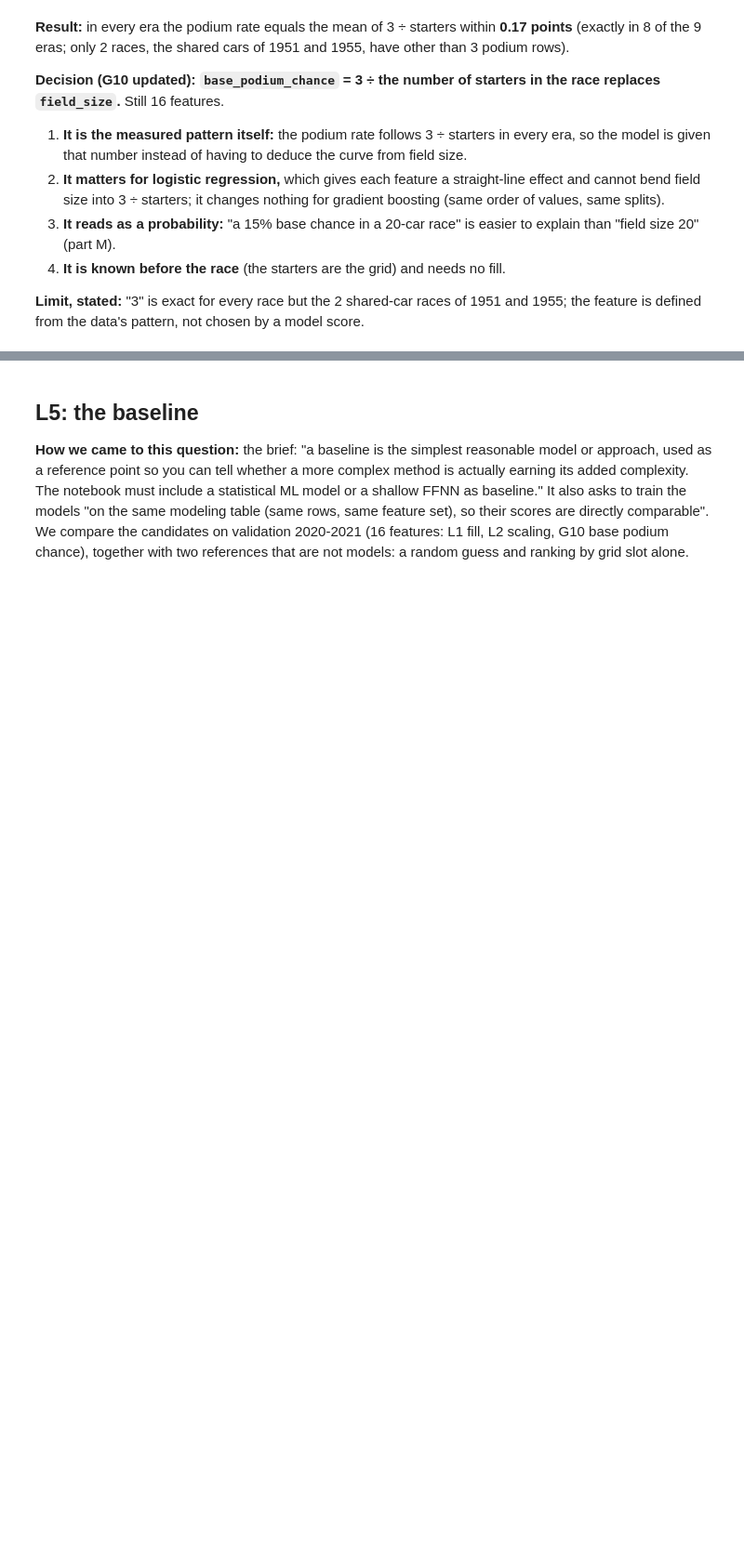
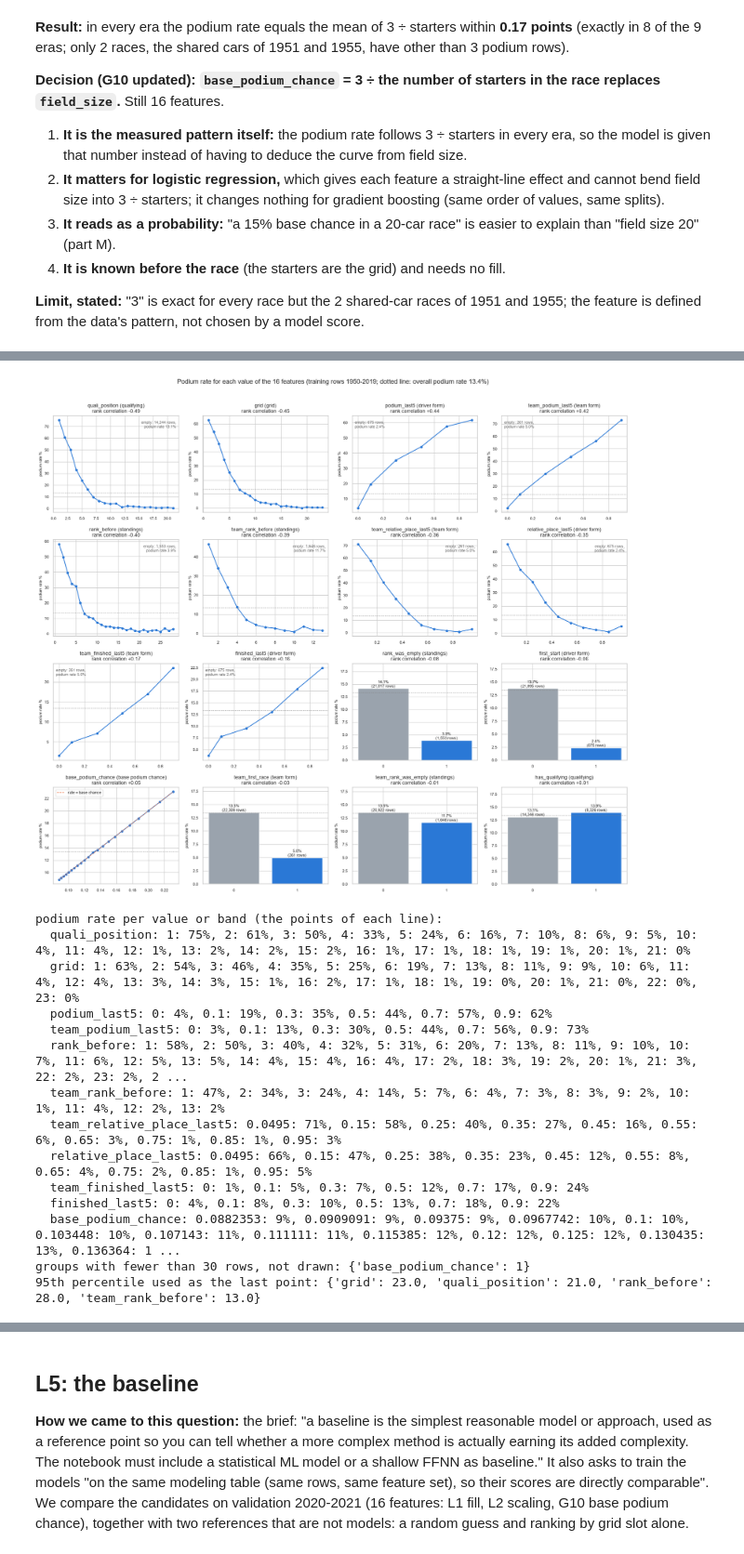
Before and after one commit to esralsayed/ACL-milestone1, a Jupyter notebook: F1_podium_prediction.ipynb, the cells around one changed output, grey strips where cells are left out. Shown at 93% size. Drawn from its saved outputs; the diff is of its cells as text; code cells hidden in the pictures; blank space fills up the shorter version.

```diff
--- a/F1_podium_prediction.ipynb
+++ b/F1_podium_prediction.ipynb
@@ -5570,0 +6052,67 @@ era_check
+# %%
+# Figure: podium rate for each value (or band) of every feature, training rows 1950-2019
+# Whole numbers (grid, qualifying position, ranks): one point per value; values above the 95th percentile are grouped in one point (shown at the 95th percentile).
+# Podium and finish shares (form): 0, then five bands ending at 0.2, 0.4, 0.6, 0.8, 1. Relative place: ten bands of width 0.1. 0/1 columns: two bars. Base podium chance: one point per value (= per number of starters).
+# Groups with fewer than 30 rows are not drawn (a rate from fewer rows is mostly chance).
+MIN_ROWS = 30
+overall = effect_rows["podium"].mean() * 100
+fig, axes = plt.subplots(4, 4, figsize=(17, 15))
+hidden, points = {}, {}
+for ax, f in zip(axes.flat, feature_corr.reindex(feature_corr["rank correlation with podium"].abs().sort_values(ascending=False).index).index):
+    d = effect_rows[effect_rows[f].notna()]
+    if f in FLAGS or f == "has_qualifying":
+        g = d.groupby(d[f].astype(int))["podium"].agg(["mean", "size"])
+        ax.bar(g.index.astype(str), g["mean"] * 100, color=["#9aa3ad", "#2a78d6"][:len(g)])
+        for x, (m, n) in enumerate(zip(g["mean"], g["size"])):
+            ax.text(x, m * 100, f"{m:.1%}\n({n:,} rows)", ha="center", va="bottom", fontsize=8)
+        ax.set_ylim(0, max(g["mean"] * 100) * 1.35)
+    else:
+        if f in ["grid", "quali_position", "rank_before", "team_rank_before"]:
+            cap = d[f].quantile(0.95)
+            x = d[f].clip(upper=cap)
+        elif f == "base_podium_chance":
+            x = d[f]
+        elif f.endswith(("podium_last5", "finished_last5")):     # shares of races: 0, then bands ending at 0.2, 0.4, ... (a window of fewer than 5 starts gives e.g. 1/3)
+            x = pd.cut(d[f], [-0.001, 0, 0.2, 0.4, 0.6, 0.8, 1], labels=[0, 0.1, 0.3, 0.5, 0.7, 0.9]).astype(float)
+        else:                                                    # relative place: ten bands of width 0.1
+            x = pd.cut(d[f], np.linspace(0, 1, 11), include_lowest=True).map(lambda b: b.mid).astype(float)
+        g = d.groupby(x)["podium"].agg(["mean", "size"])
+        hidden[f] = int((g["size"] < MIN_ROWS).sum())
+        g = g[g["size"] >= MIN_ROWS]
+        points[f] = ", ".join(f"{v:g}: {m:.0%}" for v, m in zip(g.index, g["mean"]))
+        ax.plot(g.index, g["mean"] * 100, marker="o", color="#2a78d6", markersize=4)
+        if f == "base_podium_chance":
+            ax.plot(g.index, g.index * 100, color="#eb6834", linestyle="--", linewidth=1, label="rate = base chance")
+            ax.legend(fontsize=8, loc="upper left")
+        empty = effect_rows[f].isna()
+        if empty.any():                                          # note in the empty corner: top right if the rate falls, top left if it rises
+            rises = feature_corr.loc[f, "rank correlation with podium"] > 0
+            ax.text(0.02 if rises else 0.98, 0.95, f"empty: {int(empty.sum()):,} rows,\npodium rate {effect_rows.loc[empty, 'podium'].mean():.1%}",
+                    transform=ax.transAxes, ha="left" if rises else "right", va="top", fontsize=8, color="dimgray")
+    ax.axhline(overall, color="gray", linestyle=":", linewidth=1)
+    ax.set_title(f"{f} ({FEATURE_GROUP[f]})\nrank correlation {feature_corr.loc[f, 'rank correlation with podium']:+.2f}", fontsize=10)
+    ax.set_ylabel("podium rate %", fontsize=8)
+    ax.tick_params(labelsize=8)
+fig.suptitle(f"Podium rate for each value of the 16 features (training rows 1950-2019; dotted line: overall podium rate {overall:.1f}%)", fontsize=13)
+plt.tight_layout(rect=[0, 0, 1, 0.97]); plt.show()
+print("podium rate per value or band (the points of each line):")
+for f, s in points.items():
+    print(f"  {f}: {s}")
+print("groups with fewer than", MIN_ROWS, "rows, not drawn:", {k: v for k, v in hidden.items() if v})
+print("95th percentile used as the last point:", {f: float(effect_rows[f].quantile(0.95)) for f in ["grid", "quali_position", "rank_before", "team_rank_before"]})
+# %% [output]
+[figure, added]
+podium rate per value or band (the points of each line):
+  quali_position: 1: 75%, 2: 61%, 3: 50%, 4: 33%, 5: 24%, 6: 16%, 7: 10%, 8: 6%, 9: 5%, 10: 4%, 11: 4%, 12: 1%, 13: 2%, 14: 2%, 15: 2%, 16: 1%, 17: 1%, 18: 1%, 19: 1%, 20: 1%, 21: 0%
+  grid: 1: 63%, 2: 54%, 3: 46%, 4: 35%, 5: 25%, 6: 19%, 7: 13%, 8: 11%, 9: 9%, 10: 6%, 11: 4%, 12: 4%, 13: 3%, 14: 3%, 15: 1%, 16: 2%, 17: 1%, 18: 1%, 19: 0%, 20: 1%, 21: 0%, 22: 0%, 23: 0%
+  podium_last5: 0: 4%, 0.1: 19%, 0.3: 35%, 0.5: 44%, 0.7: 57%, 0.9: 62%
+  team_podium_last5: 0: 3%, 0.1: 13%, 0.3: 30%, 0.5: 44%, 0.7: 56%, 0.9: 73%
+  rank_before: 1: 58%, 2: 50%, 3: 40%, 4: 32%, 5: 31%, 6: 20%, 7: 13%, 8: 11%, 9: 10%, 10: 7%, 11: 6%, 12: 5%, 13: 5%, 14: 4%, 15: 4%, 16: 4%, 17: 2%, 18: 3%, 19: 2%, 20: 1%, 21: 3%, 22: 2%, 23: 2%, 2 ...
+  team_rank_before: 1: 47%, 2: 34%, 3: 24%, 4: 14%, 5: 7%, 6: 4%, 7: 3%, 8: 3%, 9: 2%, 10: 1%, 11: 4%, 12: 2%, 13: 2%
+  team_relative_place_last5: 0.0495: 71%, 0.15: 58%, 0.25: 40%, 0.35: 27%, 0.45: 16%, 0.55: 6%, 0.65: 3%, 0.75: 1%, 0.85: 1%, 0.95: 3%
+  relative_place_last5: 0.0495: 66%, 0.15: 47%, 0.25: 38%, 0.35: 23%, 0.45: 12%, 0.55: 8%, 0.65: 4%, 0.75: 2%, 0.85: 1%, 0.95: 5%
+  team_finished_last5: 0: 1%, 0.1: 5%, 0.3: 7%, 0.5: 12%, 0.7: 17%, 0.9: 24%
+  finished_last5: 0: 4%, 0.1: 8%, 0.3: 10%, 0.5: 13%, 0.7: 18%, 0.9: 22%
+  base_podium_chance: 0.0882353: 9%, 0.0909091: 9%, 0.09375: 9%, 0.0967742: 10%, 0.1: 10%, 0.103448: 10%, 0.107143: 11%, 0.111111: 11%, 0.115385: 12%, 0.12: 12%, 0.125: 12%, 0.130435: 13%, 0.136364: 1 ...
+groups with fewer than 30 rows, not drawn: {'base_podium_chance': 1}
+95th percentile used as the last point: {'grid': 23.0, 'quali_position': 21.0, 'rank_before': 28.0, 'team_rank_before': 13.0}
```
Also changed, not shown: parts of 60 cells of this notebook, 2 other files.
